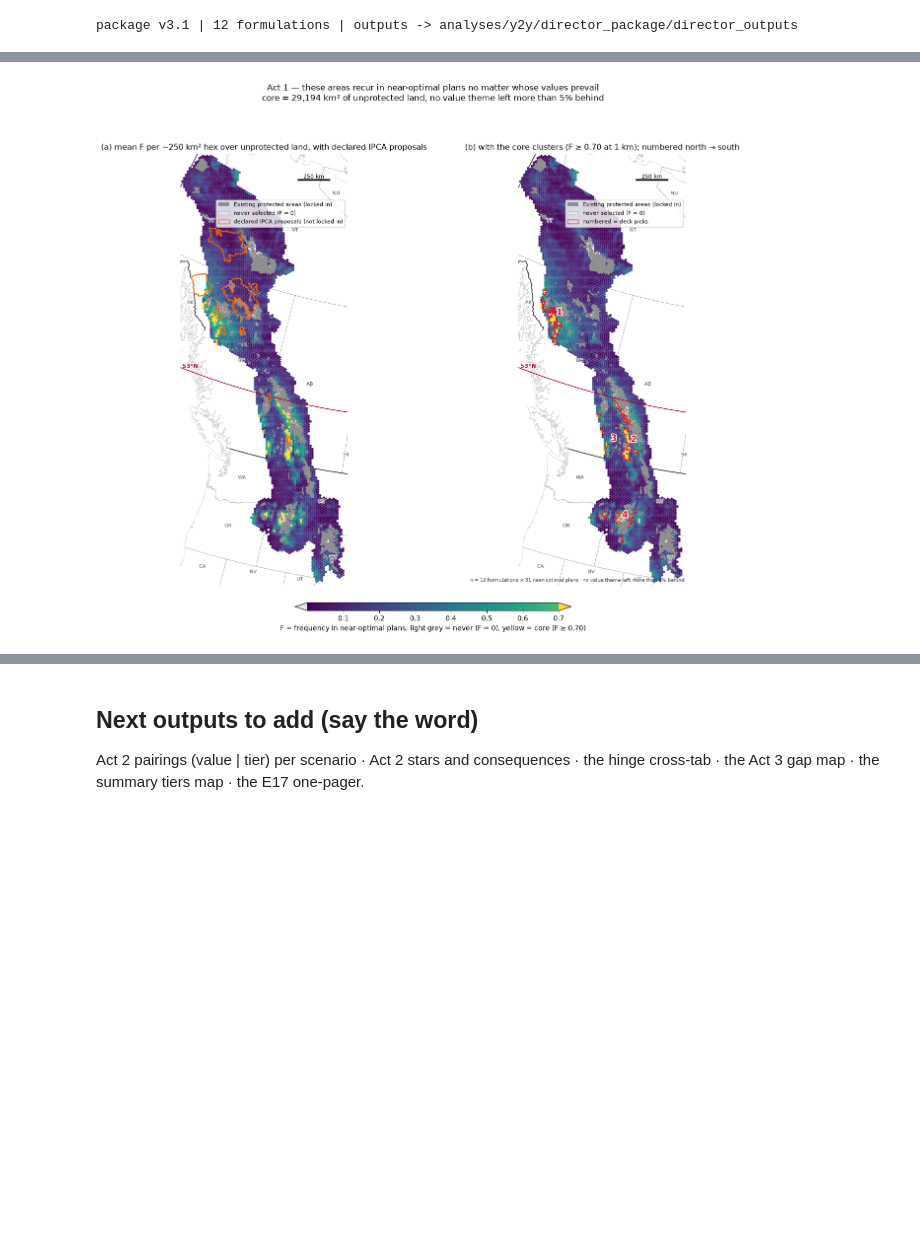
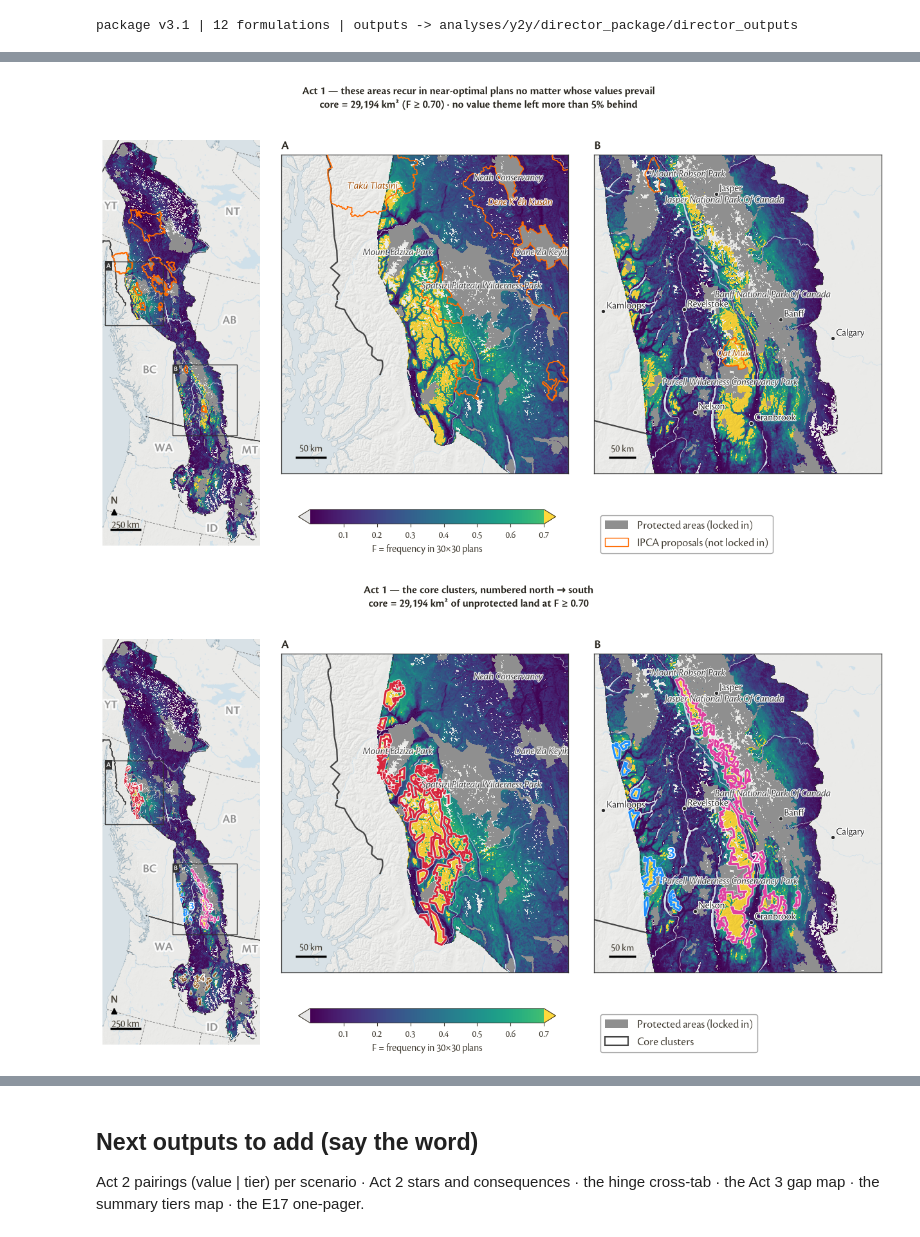
Before and after one commit to bermane/y2y-spatial-optimization, a Jupyter notebook: analyses/y2y/21_director_outputs.ipynb, the cells around one changed output, grey strips where cells are left out. Cells and saved outputs as stored; diff of their text form; code cells hidden in the pictures; blank space fills up the shorter version.

```diff
--- a/analyses/y2y/21_director_outputs.ipynb
+++ b/analyses/y2y/21_director_outputs.ipynb
@@ -25,7 +25,10 @@ C = dp.load()
 globals().update({k: v for k, v in vars(C).items() if not k.startswith("_")})
 table_png = dp.table_png
 OUT = PKG / "director_outputs"; OUT.mkdir(exist_ok=True)
+# presentation knobs (one place; see director_plot.STYLE for the full list) -- edit and re-run:
+# dp.STYLE.update(cluster_number_fs=13, star_fs_axis=11, star_fs_title=13)
 print(f"package {S['version']} | {len(S['forms'])} formulations | outputs -> {OUT.relative_to(ROOT)}")
+plt.rcParams.update(dp.SPEC_RC)          # every figure in this notebook uses the table spec's type (Cronos Pro, ink/cap/mut)
 # %% [output]
 package v3.1 | 12 formulations | outputs -> analyses/y2y/director_package/director_outputs
 # %%
@@ -37,26 +41,9 @@ dp.grouped_table_png(VALUES, OUT / "01_values_table.png", "The values in the ana
 # %%
-# ---- 2. Act 1 — the core: (a) F per ~250 km² hex, (b) with the four regional core clusters (numbered north -> south) ----
-gdf, hl = HEX[dc.HEX_KM2]
-hm = dc.hex_means(G, gdf, hl, Fg)
-core_km2 = S["frequent_km2"]["guarded"]
-fig, axes = plt.subplots(1, 2, figsize=(14, 11.5))
-fig.subplots_adjust(left=0.02, right=0.98, top=0.86, bottom=0.10, wspace=0.04)
-for ax, panel in zip(axes, ("a", "b")):
-    draw_pa(ax); draw_hex(ax, hm, FCMAP, FNORM)
-    if panel == "a":
-        draw_ipca(ax)
-    else:
-        draw_clusters(ax, "act1", picks_for("Act 1"), fs=13)
-    finish(ax, "(a) mean F per ~250 km² hex over unprotected land, with declared IPCA proposals" if panel == "a"
-           else "(b) with the core clusters (F ≥ 0.70 at 1 km); numbered north → south",
-           BASE_HANDLES if panel == "b" else BASE_HANDLES[:2] + [IPCA_HANDLE], note=N_NOTE if panel == "b" else "")
-cax = fig.add_axes([0.30, 0.055, 0.40, 0.014])
-fig.colorbar(ScalarMappable(norm=FNORM, cmap=FCMAP), cax=cax, orientation="horizontal", extend="both",
-             label="F = frequency in near-optimal plans; light grey = never (F = 0), yellow = core (F ≥ 0.70)")
-fig.suptitle(f"Act 1 — these areas recur in near-optimal plans no matter whose values prevail\n"
-             f"core = {core_km2:,} km² of unprotected land, no value theme left more than 5% behind", fontsize=12.5, y=0.985)
-fig.savefig(OUT / "02_act1_core_map.png", dpi=180, bbox_inches="tight"); plt.show()
+# ---- 2. Act 1 — the core at 1 km, two maps: (a) F over unprotected land with the IPCA proposals, (b) the four regional core clusters (numbered north -> south) ----
+dp.core_map_F(C, OUT / "02a_act1_core_F.png")
+dp.core_map_clusters(C, OUT / "02b_act1_core_clusters.png")
 # %% [output]
-[figure, old version]
+[figure, new version]
+[figure, added]
 # %%
 # ---- 3. Act 1 — star plots of the four core clusters -----------------------------------------------------------
```
Also changed, not shown: parts of 4 cells of this notebook, 20 other files.
